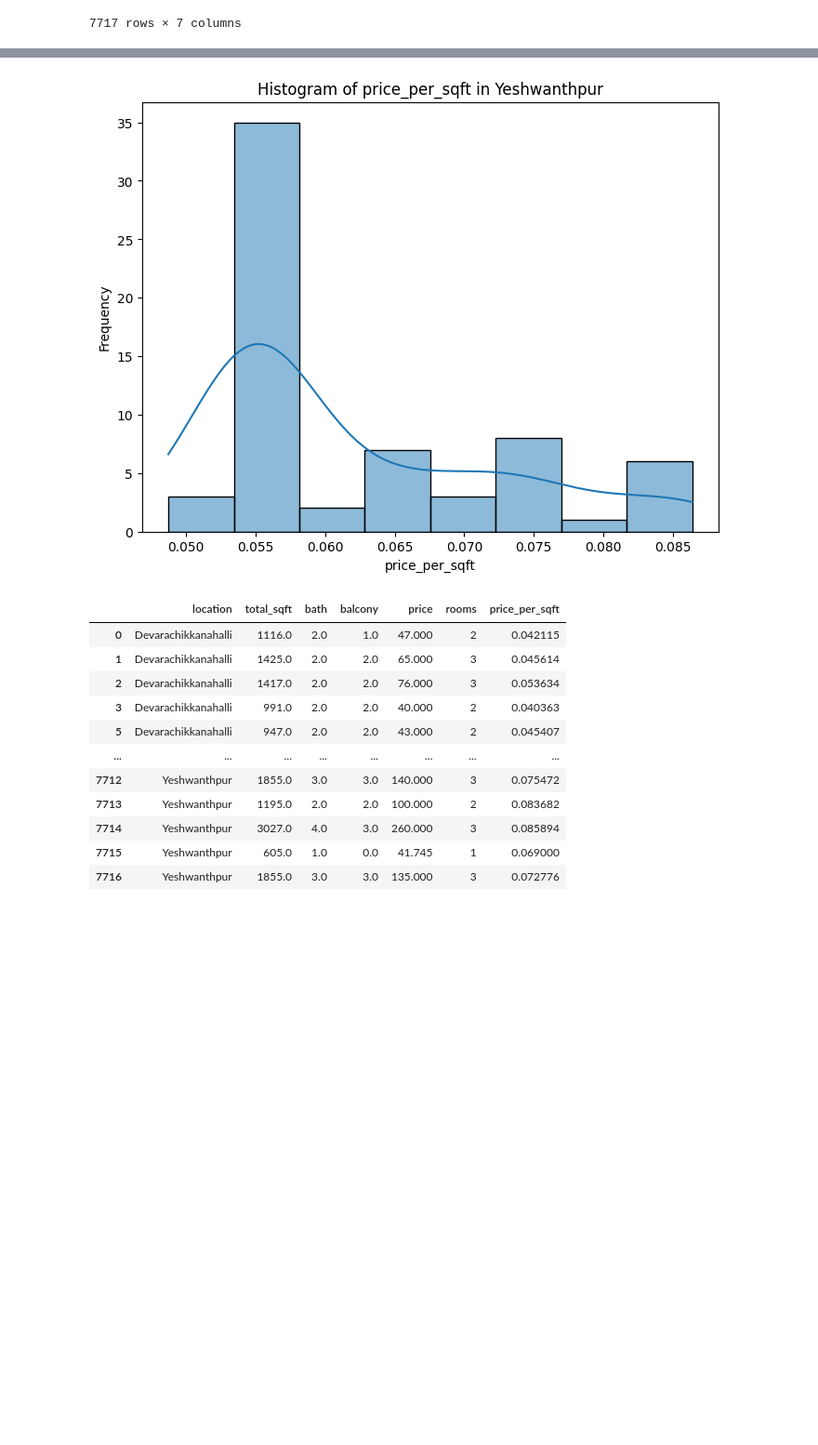
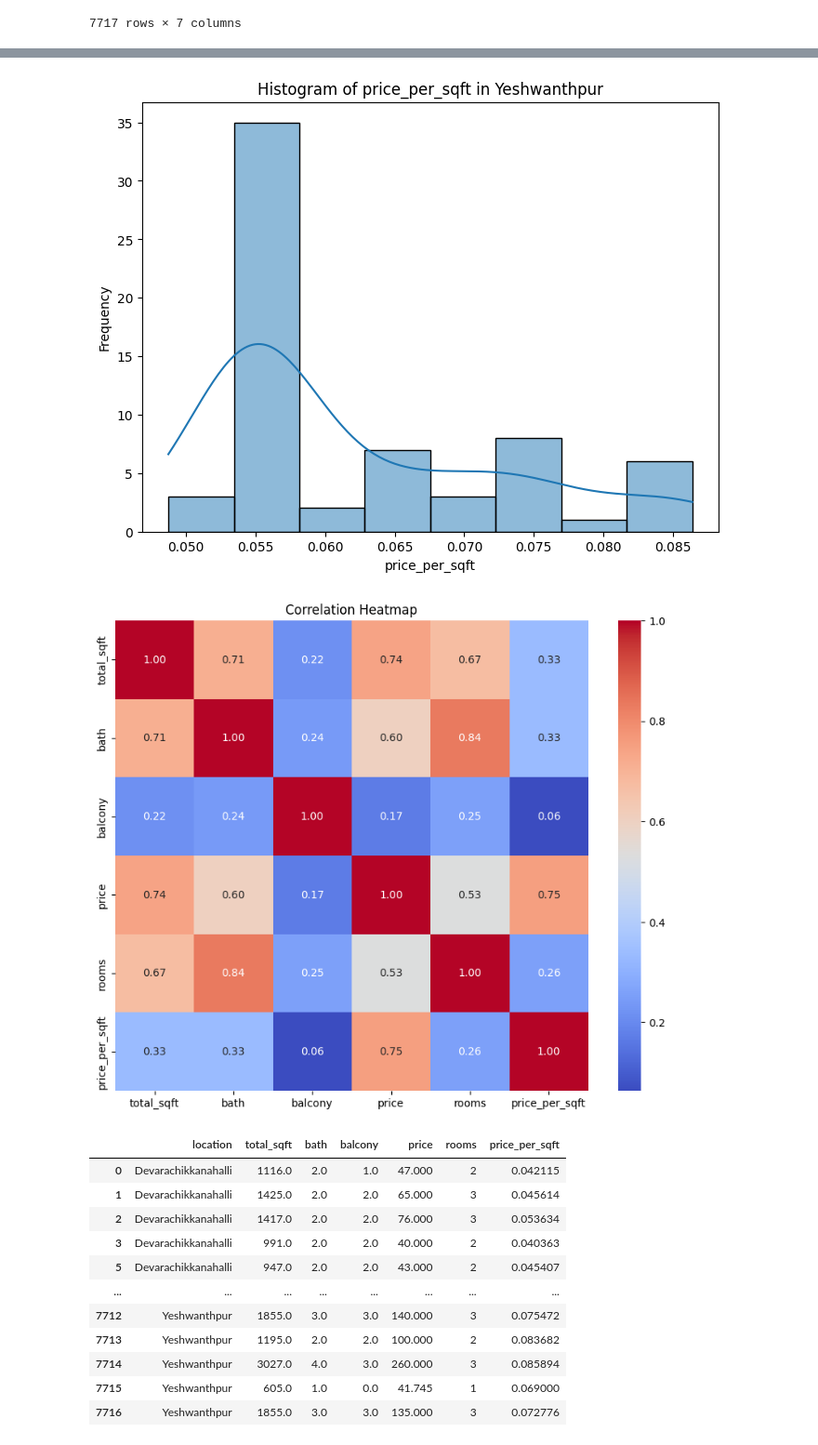
Before and after one commit to VitorVieira20/Ciencia-Dados-2024-G10, a Jupyter notebook: Project/code_netbook.ipynb, the cells around one changed output, grey strips where cells are left out. Shown at 93% size. Drawn from its saved outputs; the diff is of its cells as text; code cells hidden in the pictures; blank space fills up the shorter version.

```diff
--- a/Project/code_netbook.ipynb
+++ b/Project/code_netbook.ipynb
@@ -363,33 +380,37 @@ vd.plot_scatter_chart(first_outliers, "Rajaji Nagar")
 vd.plot_scatter_chart(first_outliers, "Hebbal")
 vd.plot_scatter_chart(first_outliers, "Yeshwanthpur")
 
 # Show data before the second removal in box plots
 vd.plot_boxplot(first_outliers, "Rajaji Nagar")
 vd.plot_boxplot(first_outliers, "Hebbal")
 vd.plot_boxplot(first_outliers, "Yeshwanthpur")
 
 # Show data before the second removals in violins plot
 vd.plot_violinplot(first_outliers, "Rajaji Nagar")
 vd.plot_violinplot(first_outliers, "Hebbal")
 vd.plot_violinplot(first_outliers, "Yeshwanthpur")
 
 # Show data before the second removal in histograms
 vd.plot_histogram(first_outliers, "price_per_sqft", "Rajaji Nagar")
 vd.plot_histogram(first_outliers, "price_per_sqft", "Hebbal")
 vd.plot_histogram(first_outliers, "price_per_sqft", "Yeshwanthpur")
+
+# Show heatmap with correlations
+vd.plot_heatmap(first_outliers)
 # %% [output]
 [figure]
 [figure]
 [figure]
 [figure]
 [figure]
 [figure]
 [figure]
 [figure]
 [figure]
 [figure]
 [figure]
 [figure]
+[figure, added]
 # %%
 # Removes second demand of outliers
 second_outliers = rm.remove_bedroom_outliers(first_outliers)
```
Also changed, not shown: parts of 4 cells of this notebook, 1 other file.
